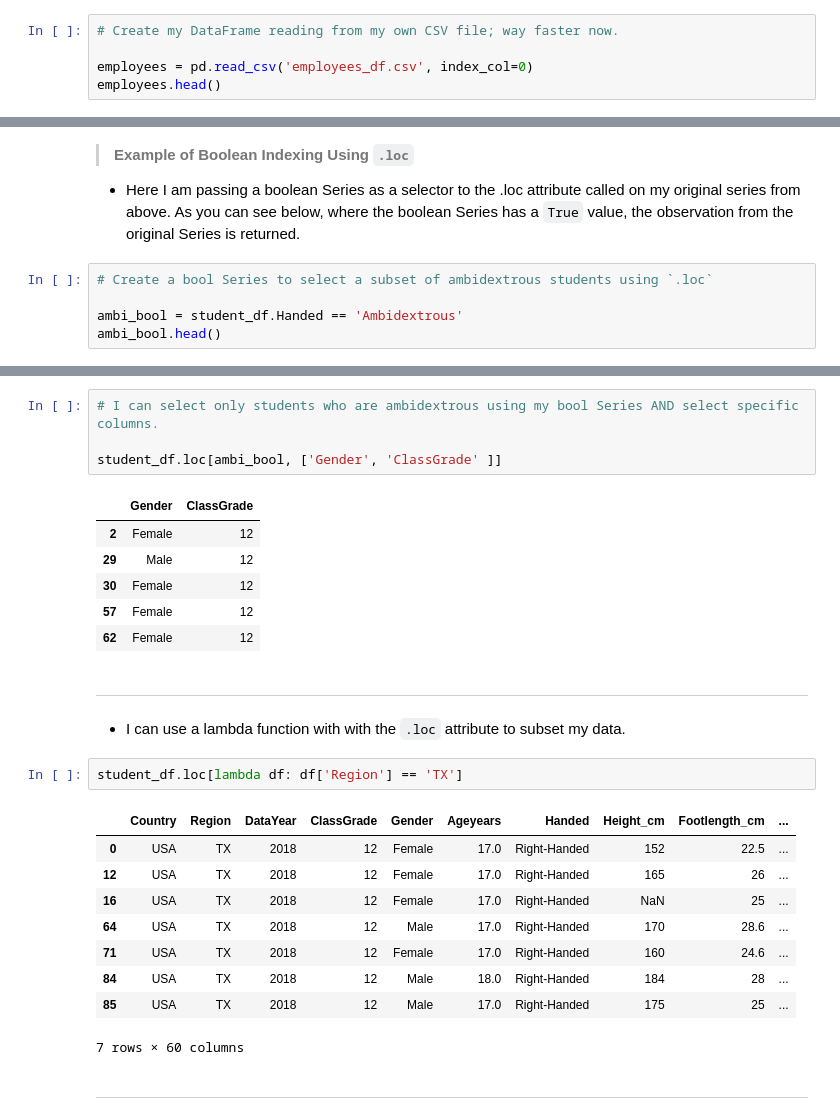
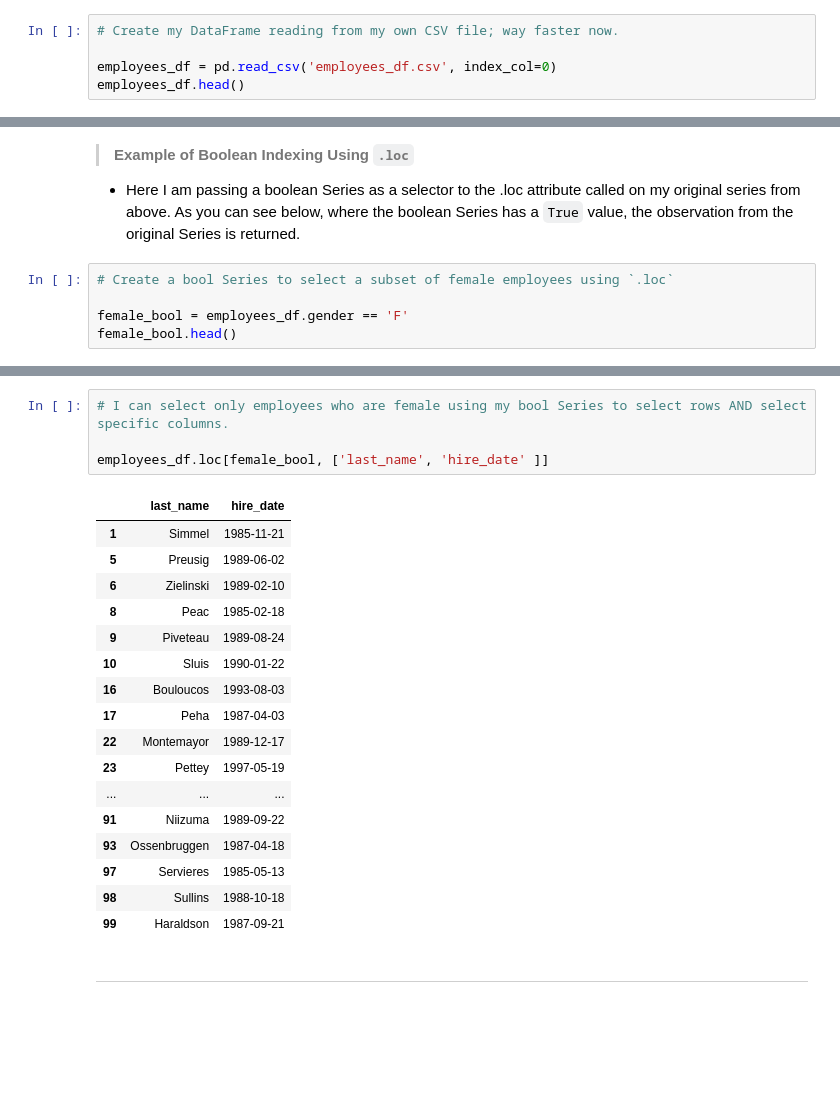
Before and after one commit to faithkane3/f_python, a Jupyter notebook: advanced_dataframes_lesson.ipynb, the cells around one changed output, grey strips where cells are left out. Cells and saved outputs as stored; diff of their text form; blank space fills up the shorter version.

```diff
--- a/advanced_dataframes_lesson.ipynb
+++ b/advanced_dataframes_lesson.ipynb
@@ -198,8 +225,8 @@ employees.to_csv('employees_df.csv')
 # %%
 # Create my DataFrame reading from my own CSV file; way faster now.
 
-employees = pd.read_csv('employees_df.csv', index_col=0)
-employees.head()
+employees_df = pd.read_csv('employees_df.csv', index_col=0)
+employees_df.head()
 # %% [output]
 |  | emp_no | birth_date | first_name | last_name | gender | hire_date |
 | 0 | 10001 | 1953-09-02 | Georgi | Facello | M | 1986-06-26 |
@@ -442,9 +356,9 @@ ___
 
 - Here I am passing a boolean Series as a selector to the .loc attribute called on my original series from above. As you can see below, where the boolean Series has a `True` value, the observation from the original Series is returned.
 # %%
-# Create a bool Series to select a subset of ambidextrous students using `.loc`
+# Create a bool Series to select a subset of female employees using `.loc`
 
-ambi_bool = student_df.Handed == 'Ambidextrous'
-ambi_bool.head()
+female_bool = employees_df.gender == 'F'
+female_bool.head()
 # %% [output]
 0    False
@@ -468,30 +392,25 @@ student_df.loc[ambi_bool]
 # %%
-# I can select only students who are ambidextrous using my bool Series AND select specific columns.
+# I can select only employees who are female using my bool Series to select rows AND select specific columns.
 
-student_df.loc[ambi_bool, ['Gender', 'ClassGrade' ]]
+employees_df.loc[female_bool, ['last_name', 'hire_date' ]]
 # %% [output]
-|  | Gender | ClassGrade |
-| 2 | Female | 12 |
-| 29 | Male | 12 |
-| 30 | Female | 12 |
-| 57 | Female | 12 |
-| 62 | Female | 12 |
+|  | last_name | hire_date |
+| 1 | Simmel | 1985-11-21 |
+| 5 | Preusig | 1989-06-02 |
+| 6 | Zielinski | 1989-02-10 |
+| 8 | Peac | 1985-02-18 |
+| 9 | Piveteau | 1989-08-24 |
+| 10 | Sluis | 1990-01-22 |
+| 16 | Bouloucos | 1993-08-03 |
+| 17 | Peha | 1987-04-03 |
+| 22 | Montemayor | 1989-12-17 |
+| 23 | Pettey | 1997-05-19 |
+| ... | ... | ... |
+| 91 | Niizuma | 1989-09-22 |
+| 93 | Ossenbruggen | 1987-04-18 |
+| 97 | Servieres | 1985-05-13 |
+| 98 | Sullins | 1988-10-18 |
+| 99 | Haraldson | 1987-09-21 |
-# %% [markdown]
-___
-# %% [markdown]
-- I can use a lambda function with with the `.loc` attribute to subset my data.
-# %%
-student_df.loc[lambda df: df['Region'] == 'TX']
-# %% [output]
-|  | Country | Region | DataYear | ClassGrade | Gender | Ageyears | Handed | Height_cm | Footlength_cm | ... |
-| 0 | USA | TX | 2018 | 12 | Female | 17.0 | Right-Handed | 152 | 22.5 | ... |
-| 12 | USA | TX | 2018 | 12 | Female | 17.0 | Right-Handed | 165 | 26 | ... |
-| 16 | USA | TX | 2018 | 12 | Female | 17.0 | Right-Handed | NaN | 25 | ... |
-| 64 | USA | TX | 2018 | 12 | Male | 17.0 | Right-Handed | 170 | 28.6 | ... |
-| 71 | USA | TX | 2018 | 12 | Female | 17.0 | Right-Handed | 160 | 24.6 | ... |
-| 84 | USA | TX | 2018 | 12 | Male | 18.0 | Right-Handed | 184 | 28 | ... |
-| 85 | USA | TX | 2018 | 12 | Male | 17.0 | Right-Handed | 175 | 25 | ... |
-7 rows × 60 columns
 # %% [markdown]
 ___
 # %% [markdown]
```
Also changed, not shown: parts of 112 cells of this notebook, 1 other file.
